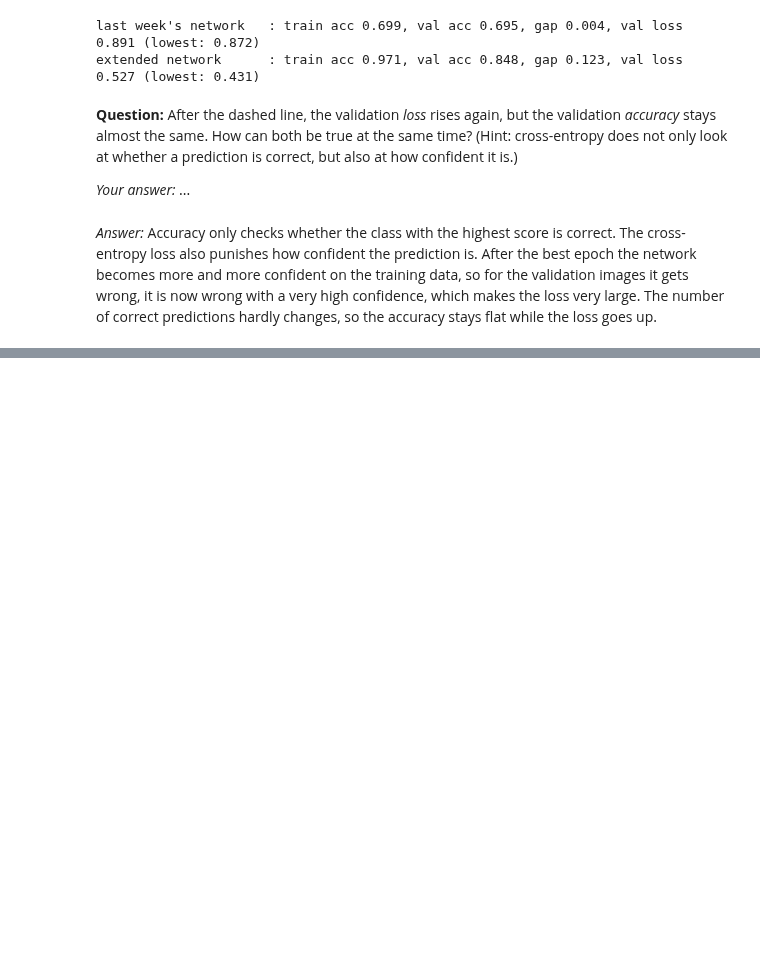
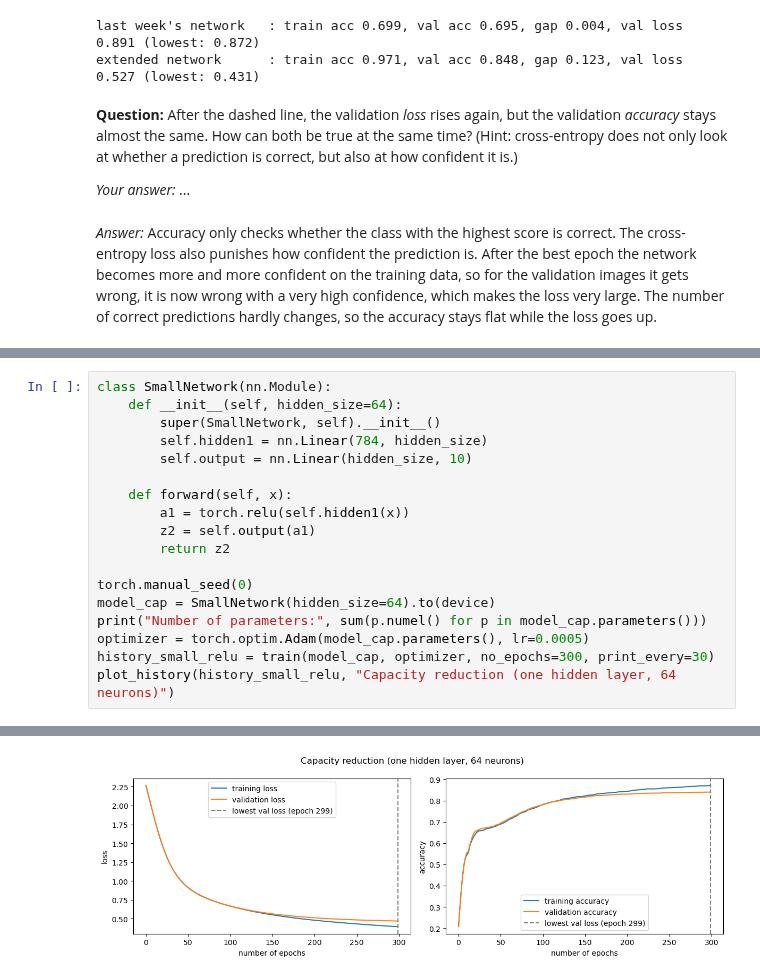
Before and after one commit to 337ito/ml2-ws26, a Jupyter notebook: solutions/05_ModelFit_Overfitting-Solution.ipynb, the cells around one changed output, grey strips where cells are left out. Saved outputs shown, nothing was run; the diff lists cells and outputs as text; blank space fills up the shorter version.

```diff
--- a/solutions/05_ModelFit_Overfitting-Solution.ipynb
+++ b/solutions/05_ModelFit_Overfitting-Solution.ipynb
@@ -325,0 +488,19 @@ extended network      : train acc 0.971, val acc 0.848, gap 0.123, val loss 0.52
+# %%
+class SmallNetwork(nn.Module):
+    def __init__(self, hidden_size=64):
+        super(SmallNetwork, self).__init__()
+        self.hidden1 = nn.Linear(784, hidden_size)
+        self.output = nn.Linear(hidden_size, 10)
+
+    def forward(self, x):
+        a1 = torch.relu(self.hidden1(x))
+        z2 = self.output(a1)
+        return z2
+
+torch.manual_seed(0)
+model_cap = SmallNetwork(hidden_size=64).to(device)
+print("Number of parameters:", sum(p.numel() for p in model_cap.parameters()))
+optimizer = torch.optim.Adam(model_cap.parameters(), lr=0.0005)
+history_small_relu = train(model_cap, optimizer, no_epochs=300, print_every=30)
+plot_history(history_small_relu, "Capacity reduction (one hidden layer, 64 neurons)")
+# %% [output]
@@ -325,0 +518 @@ extended network      : train acc 0.971, val acc 0.848, gap 0.123, val loss 0.52
+[figure, added]
```
Also changed, not shown: parts of 21 cells of this notebook.
